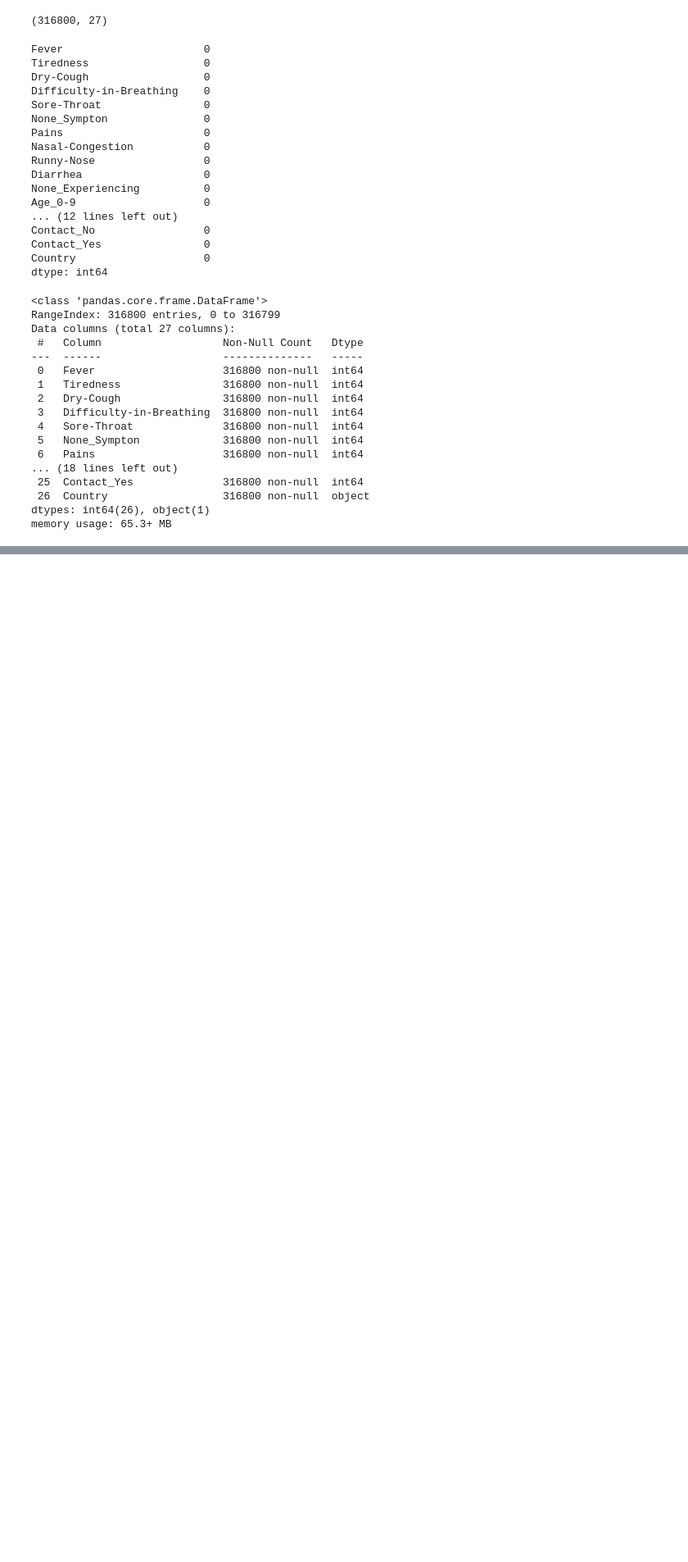
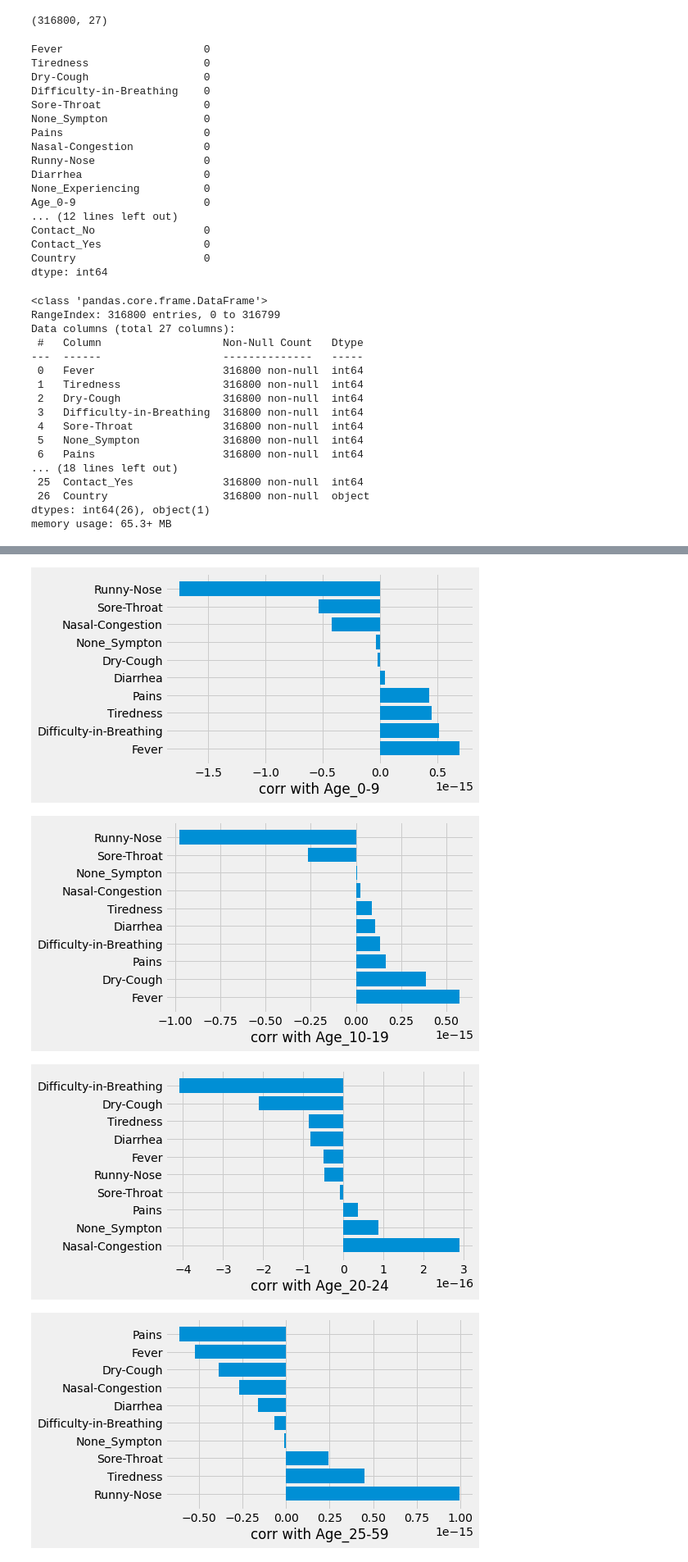
Before and after one commit to RamyaNagarajan88/Covid_Sample_Detection, a Jupyter notebook: main.ipynb, the cells around one changed output, grey strips where cells are left out. Shown: that part at 82% size. Cells and saved outputs as stored; diff of their text form; code cells hidden in the pictures; blank space fills up the shorter version.

Commit message:
added more graphs

```diff
--- a/main.ipynb
+++ b/main.ipynb
@@ -106,0 +75,2 @@ Index(['Fever', 'Tiredness', 'Dry-Cough', 'Difficulty-in-Breathing',
+# %%
+ages=['Age_0-9','Age_10-19','Age_20-24','Age_25-59','Age_60+']
@@ -161,0 +122,8 @@ fpgrowth(high_severe,min_support=0.2,use_colnames=True)
+# %%
+for age_group in ages:
+    corr_with_symptoms(age_group)
+# %% [output]
+[figure, added]
+[figure, added]
+[figure, added]
+[figure, added]
```
Also changed, not shown: parts of 20 cells of this notebook.
